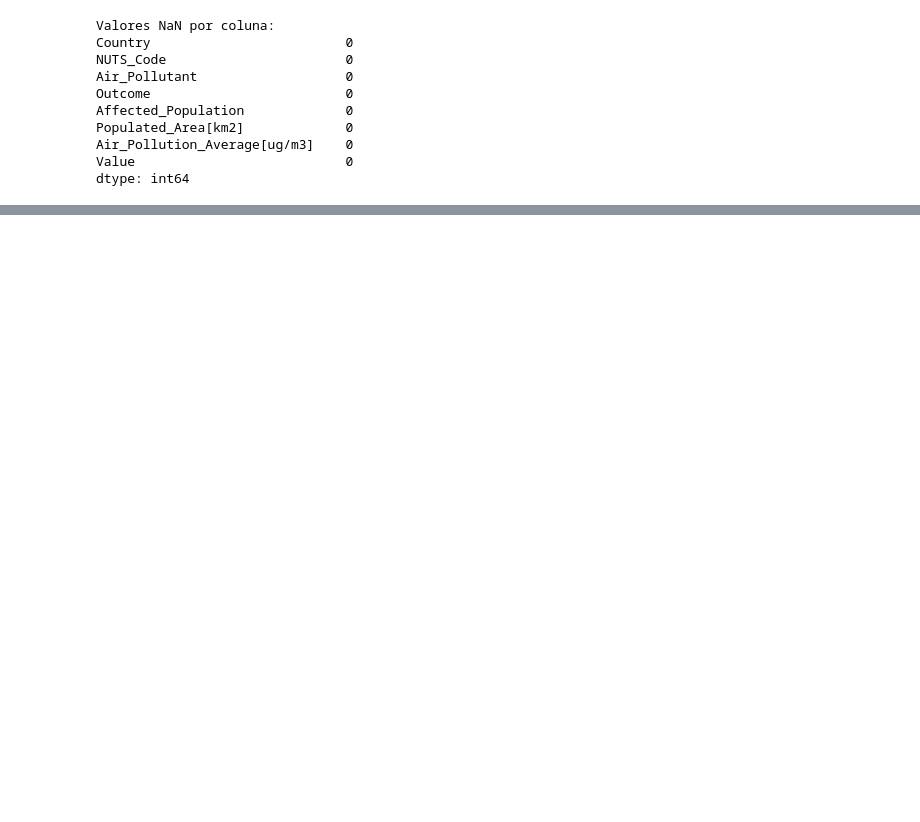
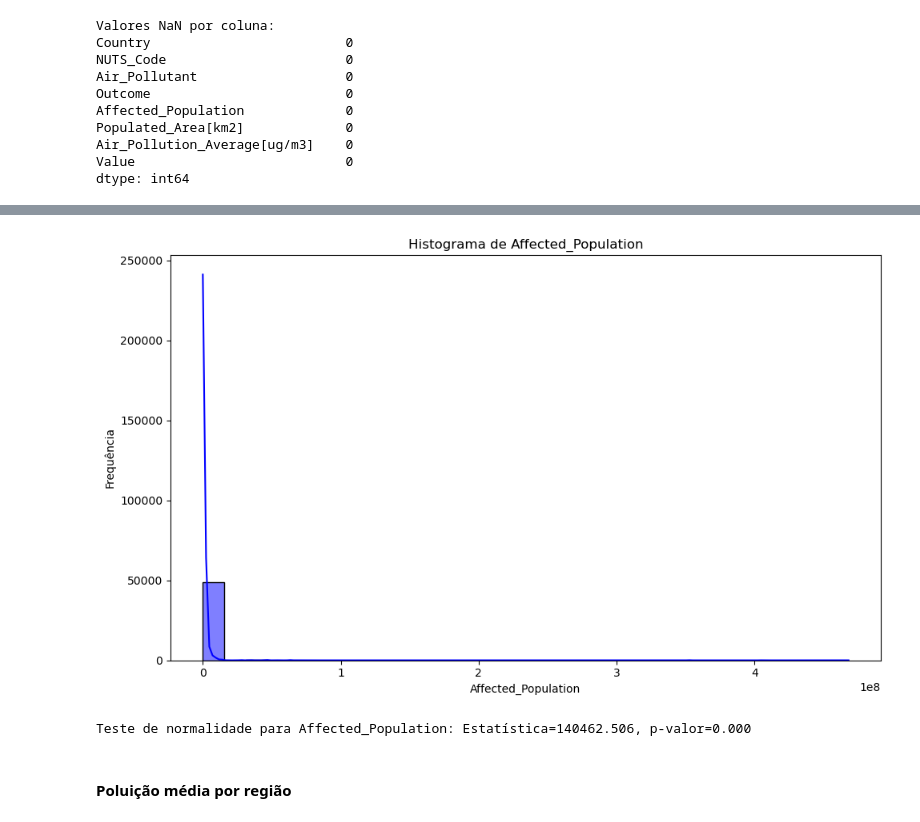
Before and after one commit to laurabmurias/anadi-practical-work-2, a Jupyter notebook: Jupyter/Analise.ipynb, the cells around one changed output, grey strips where cells are left out. Drawn from its saved outputs; the diff is of its cells as text; code cells hidden in the pictures; blank space fills up the shorter version.

```diff
--- a/Jupyter/Analise.ipynb
+++ b/Jupyter/Analise.ipynb
@@ -77,0 +114,7 @@ dtype: int64
+# %%
+hist_plot_and_normality_check('Affected_Population')
+# %% [output]
+[figure, added]
+Teste de normalidade para Affected_Population: Estatística=140462.506, p-valor=0.000
+# %% [markdown]
+#### Poluição média por região
```
Also changed, not shown: parts of 29 cells of this notebook.
